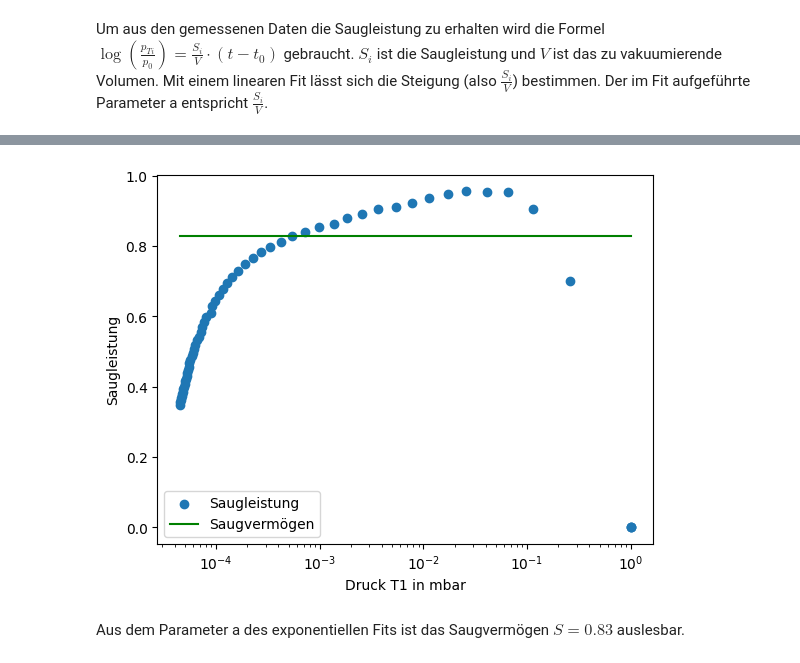
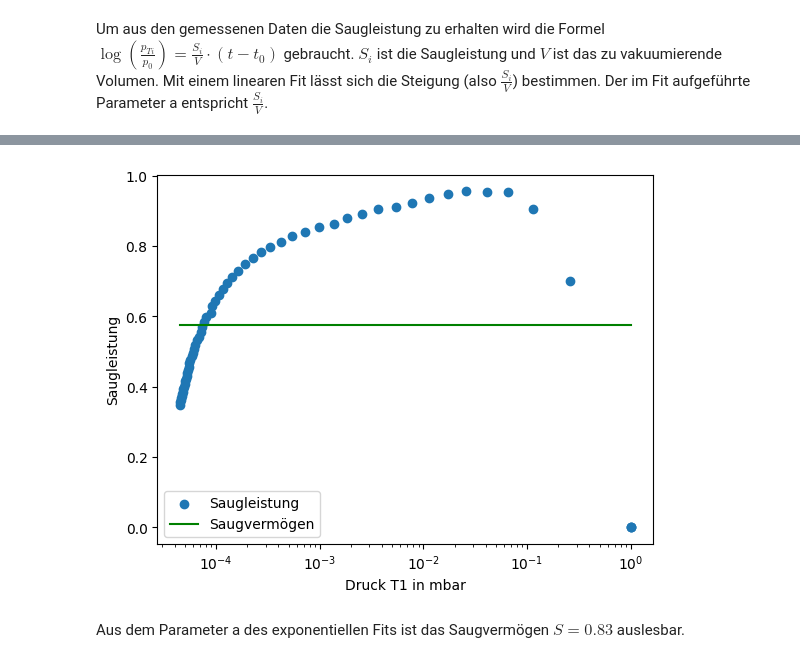
Before and after one commit to thexwon/Praktikum2KlassPhysKIT, a Jupyter notebook: Vakuum/Vakuum.ipynb, the cells around one changed output, grey strips where cells are left out. Cells and saved outputs as stored; diff of their text form; code cells hidden in the pictures.

```diff
--- a/Vakuum/Vakuum.ipynb
+++ b/Vakuum/Vakuum.ipynb
@@ -260,14 +263,14 @@ plt.show()
 # %%
-S= 0.83
+S= 0.576
 plt.xscale("log")
 plt.scatter(T1,S_i,label="Saugleistung")
 plt.ylabel("Saugleistung")
 plt.xlabel("Druck T1 in mbar")
 plt.plot(T1,S*np.ones(len(T1)),color='green',label="Saugvermögen")
 plt.legend()
 plt.show()
 # %% [output]
-[figure, old version]
+[figure, new version]
 # %% [markdown]
 Aus dem Parameter a des exponentiellen Fits ist das Saugvermögen $S = 0.83$  auslesbar.
 # %% [markdown]
```
Also changed, not shown: parts of 5 cells of this notebook, 4 other files.
